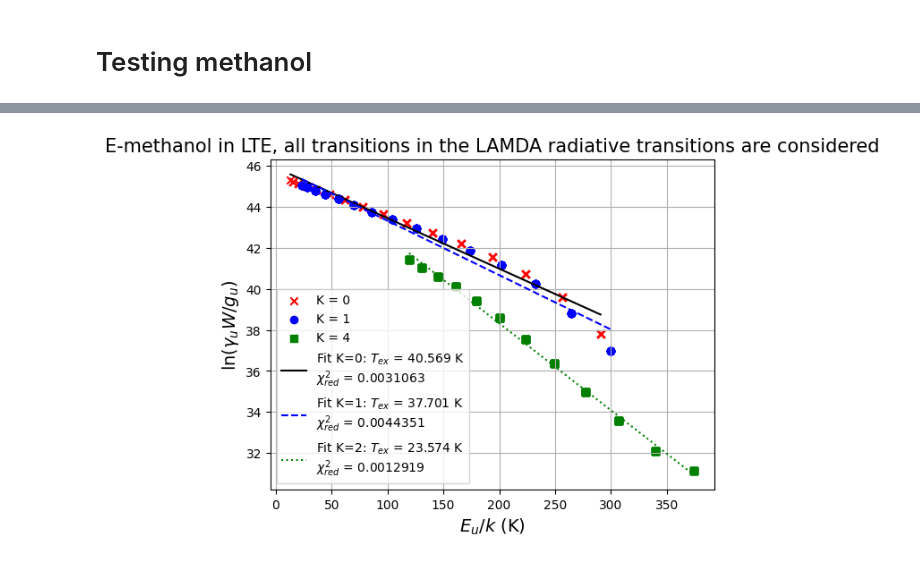
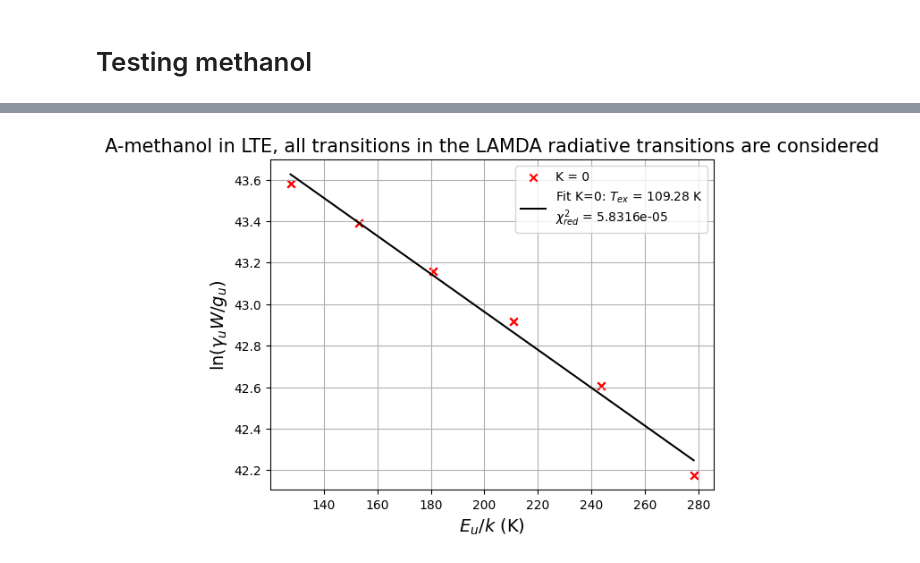
Before and after one commit to aleksej-rodano/phas0052_project, a Jupyter notebook: pythonradex_classes_testing.ipynb, the cells around one changed output, grey strips where cells are left out. Cells and saved outputs as stored; diff of their text form; code cells hidden in the pictures.

```diff
--- a/pythonradex_classes_testing.ipynb
+++ b/pythonradex_classes_testing.ipynb
@@ -160,7 +160,7 @@ array([ 1.,  3.,  5.,  7.,  9., 11., 13., 15., 17., 19., 21., 23., 25.,
 # %%
 # pyhonradex needs a file containing the atomic data, import it, this is a specific file for CO from LAMBDA database
 datafilepath = (
-    r"C:\Users\alios\OneDrive - University College London\Desktop\UCL\Year3\group project\codes\e_ch3oh.dat"  # file downloaded from LAMDA database
+    r"C:\Users\alios\OneDrive - University College London\Desktop\UCL\Year3\group project\codes\a_ch3oh.dat"  # file downloaded from LAMDA database
 )
 
 
@@ -179,7 +179,7 @@ cloud = radiative_transfer.Cloud(
 )
 
 N = 1e18 / constants.centi**2  # CO column density in m-2
-Tkin = 50  # kinetic temperature in [K]
+Tkin = 150  # kinetic temperature in [K]
 
 # collider densities in cm-3:
 para_h2_density = 1e8
@@ -507,4 +556,6 @@ print(selected_indices_in_radiative_tran)
 # %%
+Tkin = 150  # kinetic temperature in [K]
+
 # extract the data from the cloud object and the data file
 CH3OH_instance = MyClass(cloud, data, N, width_v, Tkin)
 
@@ -532,6 +584,6 @@ size Nl: 2324
 # %%
 # get values for specific k quantum number
-data_k0 = CH3OH_instance.get_selected_variables("0")
-data_k1 = CH3OH_instance.get_selected_variables("1")
-data_k2 = CH3OH_instance.get_selected_variables("4")
+data_k0 = CH3OH_instance.get_selected_variables("0", 22, 10, debug=True)
+# data_k1 = CH3OH_instance.get_selected_variables("1")
+# data_k2 = CH3OH_instance.get_selected_variables("8")
 # %% [output]
@@ -581,96 +605,44 @@ array([ 36.33487126,  20.08964154,  61.85014041,  36.33487126,
 # %%
 # Take only N first transitions
-firstN_transitions = 100
+# firstN_transitions = 800
 
 # calculate get y values using column density of the upper level
 y_values_metanol_k0 = np.log(data_k0["Nu"] / data_k0["gu"])
-y_values_metanol_k1 = np.log(data_k1["Nu"] / data_k1["gu"])
-y_values_metanol_k2 = np.log(data_k2["Nu"] / data_k2["gu"])
 
 # plot population diagram
 fig, ax = plt.subplots()
 plt.scatter(data_k0["Eu"], y_values_metanol_k0, marker="x", color="red", label="K = 0")
-plt.scatter(data_k1["Eu"], y_values_metanol_k1, marker="o", color="blue", label="K = 1")
-plt.scatter(data_k2["Eu"], y_values_metanol_k2, marker="s", color="green", label="K = 4")
 
 plt.xlabel(r"$E_u/k$ (K)", fontsize=14)
 plt.ylabel(r"$\ln(\gamma_u W / g_u)$", fontsize=14)
-plt.title("E-methanol in LTE, all transitions in the LAMDA radiative transitions are considered", fontsize=15)
+plt.title("A-methanol in LTE, all transitions in the LAMDA radiative transitions are considered", fontsize=15)
 
 # Fit a straight line to estimate T_ex for K=0
 fit_k0 = np.polyfit(data_k0["Eu"], y_values_metanol_k0, 1)  # Linear fit
 T_ex_k0 = -1 / fit_k0[0]  # Rotational temperature from slope
 
 # Calculate the fitted y-values for K=0
 x_fit_k0 = np.linspace(min(data_k0["Eu"]), max(data_k0["Eu"]), 100)
 y_fit_k0 = fit_k0[0] * x_fit_k0 + fit_k0[1]
 
 # Calculate chi-squared for K=0
 y_fit_observed_k0 = fit_k0[0] * data_k0["Eu"] + fit_k0[1]
 chi_squared_k0 = np.sum(((y_values_metanol_k0 - y_fit_observed_k0) ** 2) / y_fit_observed_k0)
 
 # reduced chi_squared: chi_squared / (num_point - num_parameters), num_parameters = 1 for a straight line
 chi_squared_red_k0 = chi_squared_k0 / (len(data_k0["Eu"]) - 2)
 
 # Plot the best-fit line for K=0
 plt.plot(
     x_fit_k0,
     y_fit_k0,
     linestyle="-",
     color="black",
     label=(f"Fit K=0: $T_{{ex}}$ = {T_ex_k0:.5g} K\n$\chi^2_{{red}}$ = {chi_squared_red_k0:.5g}"),
 )
 
-# Fit a straight line to estimate T_ex for K=1
-fit_k1 = np.polyfit(data_k1["Eu"], y_values_metanol_k1, 1)  # Linear fit
-T_ex_k1 = -1 / fit_k1[0]  # Rotational temperature from slope
-
-# Calculate the fitted y-values for K=1
-x_fit_k1 = np.linspace(min(data_k1["Eu"]), max(data_k1["Eu"]), 100)
-y_fit_k1 = fit_k1[0] * x_fit_k1 + fit_k1[1]
-
-# Calculate chi-squared for K=1
-y_fit_observed_k1 = fit_k1[0] * data_k1["Eu"] + fit_k1[1]
-chi_squared_k1 = np.sum(((y_values_metanol_k1 - y_fit_observed_k1) ** 2) / y_fit_observed_k1)
-
-# reduced chi_squared: chi_squared / (num_point - num_parameters), num_parameters = 1 for a straight line
-chi_squared_red_k1 = chi_squared_k1 / (len(data_k1["Eu"]) - 2)
-
-# Plot the best-fit line for K=1
-plt.plot(
-    x_fit_k1,
-    y_fit_k1,
-    linestyle="--",
-    color="blue",
-    label=(f"Fit K=1: $T_{{ex}}$ = {T_ex_k1:.5g} K\n$\chi^2_{{red}}$ = {chi_squared_red_k1:.5g}"),
-)
-
-# Fit a straight line to estimate T_ex for K=2
-fit_k2 = np.polyfit(data_k2["Eu"], y_values_metanol_k2, 1)  # Linear fit
-T_ex_k2 = -1 / fit_k2[0]  # Rotational temperature from slope
-
-# Calculate the fitted y-values for K=2
-x_fit_k2 = np.linspace(min(data_k2["Eu"]), max(data_k2["Eu"]), 100)
-y_fit_k2 = fit_k2[0] * x_fit_k2 + fit_k2[1]
-
-# Calculate chi-squared for K=2
-y_fit_observed_k2 = fit_k2[0] * data_k2["Eu"] + fit_k2[1]
-chi_squared_k2 = np.sum(((y_values_metanol_k2 - y_fit_observed_k2) ** 2) / y_fit_observed_k2)
-
-# reduced chi_squared: chi_squared / (num_point - num_parameters), num_parameters = 1 for a straight line
-chi_squared_red_k2 = chi_squared_k2 / (len(data_k2["Eu"]) - 2)
-
-# Plot the best-fit line for K=2
-plt.plot(
-    x_fit_k2,
-    y_fit_k2,
-    linestyle=":",
-    color="green",
-    label=(f"Fit K=2: $T_{{ex}}$ = {T_ex_k2:.5g} K\n$\chi^2_{{red}}$ = {chi_squared_red_k2:.5g}"),
-)
-
 plt.legend()
 ax.grid()
 plt.show()
 # %% [output]
-[figure, old version]
+[figure, new version]
```
Also changed, not shown: parts of 12 cells of this notebook, 3 other files.
